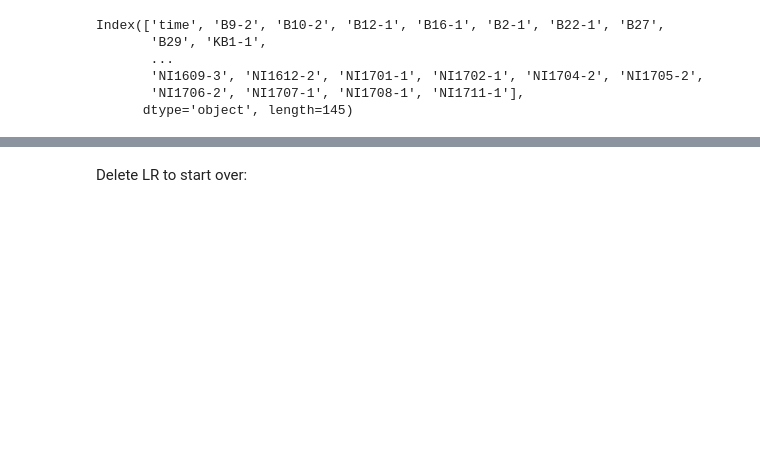
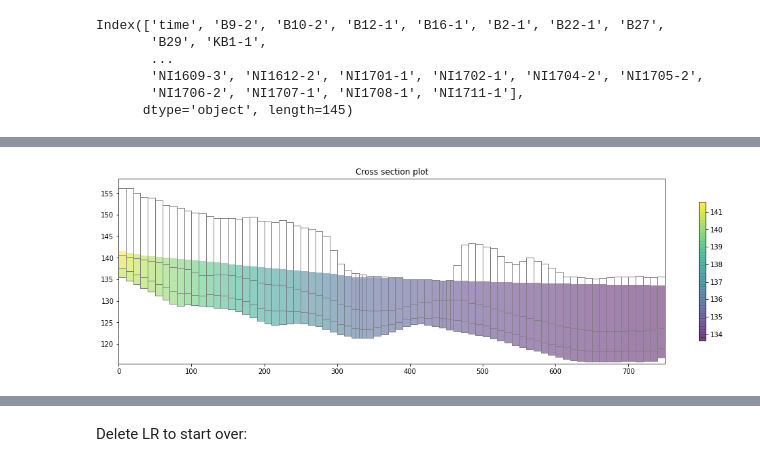
Before and after one commit to nikobenho/hagfors_gwm, a Jupyter notebook: notebooks/scripted_lumpyrem_setup.ipynb, the cells around one changed output, grey strips where cells are left out. Cells and saved outputs as stored; diff of their text form; code cells hidden in the pictures; blank space fills up the shorter version.

```diff
--- a/notebooks/scripted_lumpyrem_setup.ipynb
+++ b/notebooks/scripted_lumpyrem_setup.ipynb
@@ -368,0 +390,17 @@ option2['B10-2'].plot()
+# %%
+headfile = '{}.hds'.format(ml_name)
+fname = os.path.join(tmp_model_ws, headfile)
+hds = flopy.utils.binaryfile.HeadFile(fname)
+h = hds.get_data()
+# %%
+fig = plt.figure(figsize=(18, 5))
+ax = fig.add_subplot(1, 1, 1)
+ax.set_title("Cross section plot")
+
+xsection = np.array([(427000, 6654690), (427540, 6655230)])
+xsect = flopy.plot.PlotCrossSection(model=mdl, line={"line": xsection})
+patch_collection = xsect.plot_array(h, head=h, alpha=0.5)
+line_collection = xsect.plot_grid()
+cb = plt.colorbar(patch_collection, shrink=0.75)
+# %% [output]
+[figure, added]
```
Also changed, not shown: parts of 17 cells of this notebook, 43 other files.
